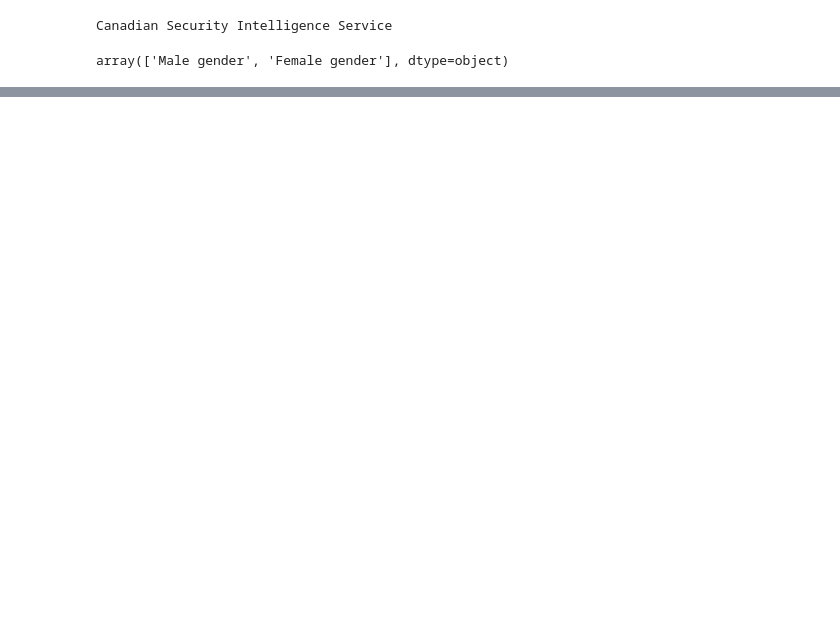
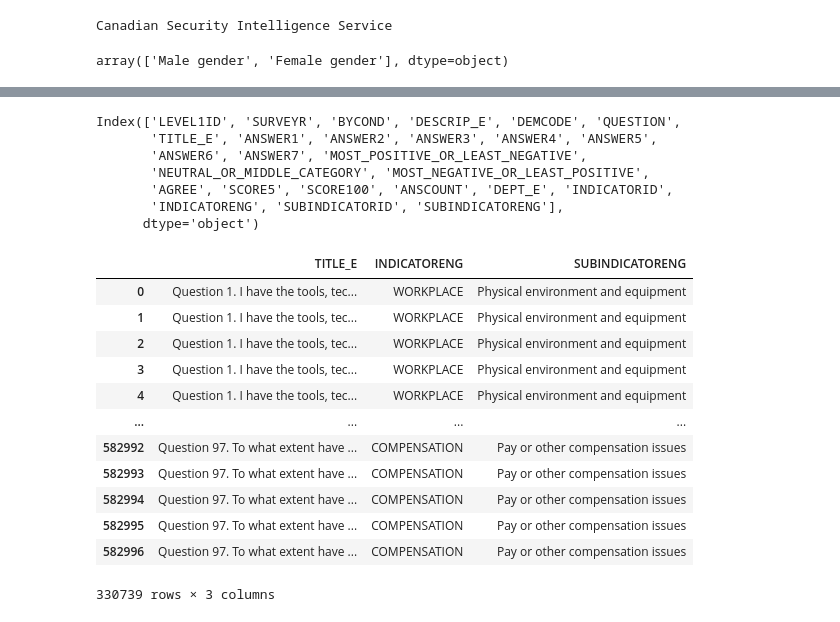
Before and after one commit to Sunnyc317/CanDev-equity_groups_talent_mobilization-, a Jupyter notebook: set3_sunny.ipynb, the cells around one changed output, grey strips where cells are left out. Drawn from its saved outputs; the diff is of its cells as text; code cells hidden in the pictures; blank space fills up the shorter version.

```diff
--- a/set3_sunny.ipynb
+++ b/set3_sunny.ipynb
@@ -200,0 +203,26 @@ set3
+# %%
+print(set3.columns)
+
+# set3_2020[set3_2020['INDICATORENG','SUBINDICATORENG'] == set3_2020[['INDICATORENG','SUBINDICATORENG']]]
+set3_2020[['TITLE_E','INDICATORENG','SUBINDICATORENG']]
+# %% [output]
+Index(['LEVEL1ID', 'SURVEYR', 'BYCOND', 'DESCRIP_E', 'DEMCODE', 'QUESTION',
+       'TITLE_E', 'ANSWER1', 'ANSWER2', 'ANSWER3', 'ANSWER4', 'ANSWER5',
+       'ANSWER6', 'ANSWER7', 'MOST_POSITIVE_OR_LEAST_NEGATIVE',
+       'NEUTRAL_OR_MIDDLE_CATEGORY', 'MOST_NEGATIVE_OR_LEAST_POSITIVE',
+       'AGREE', 'SCORE5', 'SCORE100', 'ANSCOUNT', 'DEPT_E', 'INDICATORID',
+       'INDICATORENG', 'SUBINDICATORID', 'SUBINDICATORENG'],
+      dtype='object')
+|  | TITLE_E | INDICATORENG | SUBINDICATORENG |
+| 0 | Question 1. I have the tools, tec... | WORKPLACE | Physical environment and equipment |
+| 1 | Question 1. I have the tools, tec... | WORKPLACE | Physical environment and equipment |
+| 2 | Question 1. I have the tools, tec... | WORKPLACE | Physical environment and equipment |
+| 3 | Question 1. I have the tools, tec... | WORKPLACE | Physical environment and equipment |
+| 4 | Question 1. I have the tools, tec... | WORKPLACE | Physical environment and equipment |
+| ... | ... | ... | ... |
+| 582992 | Question 97. To what extent have ... | COMPENSATION | Pay or other compensation issues |
+| 582993 | Question 97. To what extent have ... | COMPENSATION | Pay or other compensation issues |
+| 582994 | Question 97. To what extent have ... | COMPENSATION | Pay or other compensation issues |
+| 582995 | Question 97. To what extent have ... | COMPENSATION | Pay or other compensation issues |
+| 582996 | Question 97. To what extent have ... | COMPENSATION | Pay or other compensation issues |
+330739 rows × 3 columns
```
Also changed, not shown: parts of 11 cells of this notebook, 2 other files.
